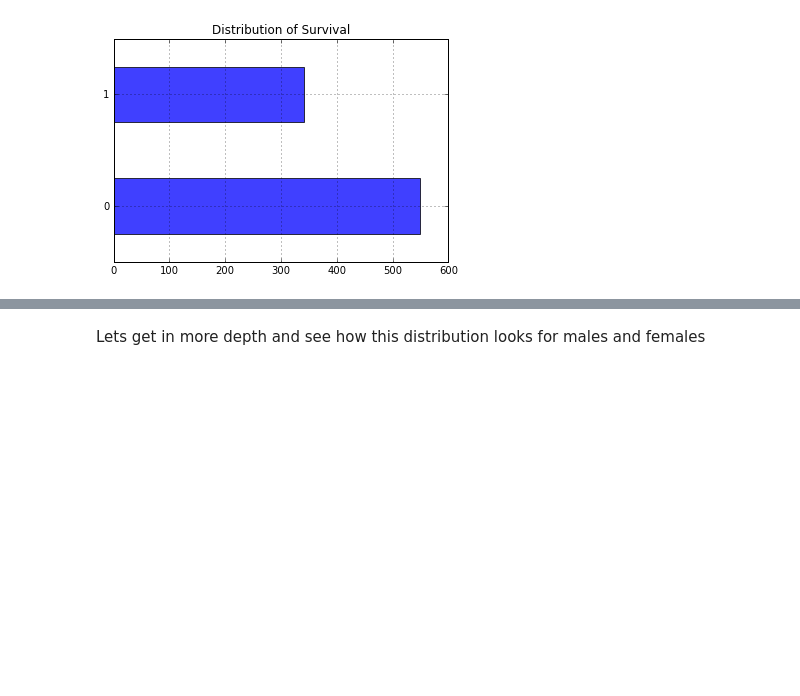
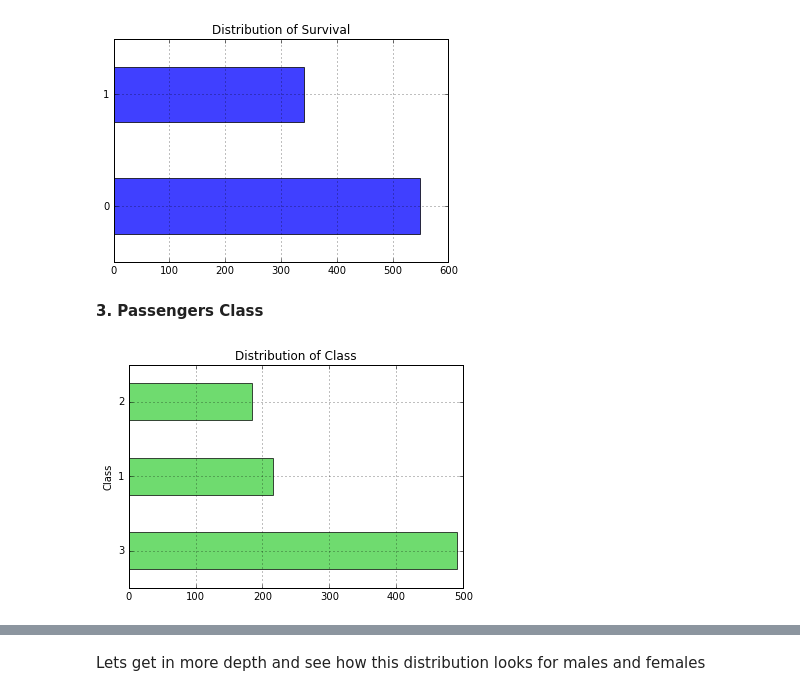
Before and after one commit to pkgandhi/Titanic-Dataset, a Jupyter notebook: Data Analysis for Titanic Dataset.ipynb, the cells around one changed output, grey strips where cells are left out. Cells and saved outputs as stored; diff of their text form; code cells hidden in the pictures; blank space fills up the shorter version.

```diff
--- a/Data Analysis for Titanic Dataset.ipynb
+++ b/Data Analysis for Titanic Dataset.ipynb
@@ -325,3 +343,12 @@ plt.title("Distribution of Survival")
 plt.grid(b=True)
 # %% [output]
 [figure]
+# %% [markdown]
+**3. Passengers Class**
+# %%
+titanic_df.Pclass.value_counts().plot(kind='barh' , alpha = 0.7, facecolor = '#32CD32')
+plt.title("Distribution of Class")
+plt.ylabel("Class")
+plt.grid(b=True)
+# %% [output]
+[figure, added]
```
Also changed, not shown: parts of 25 cells of this notebook.
